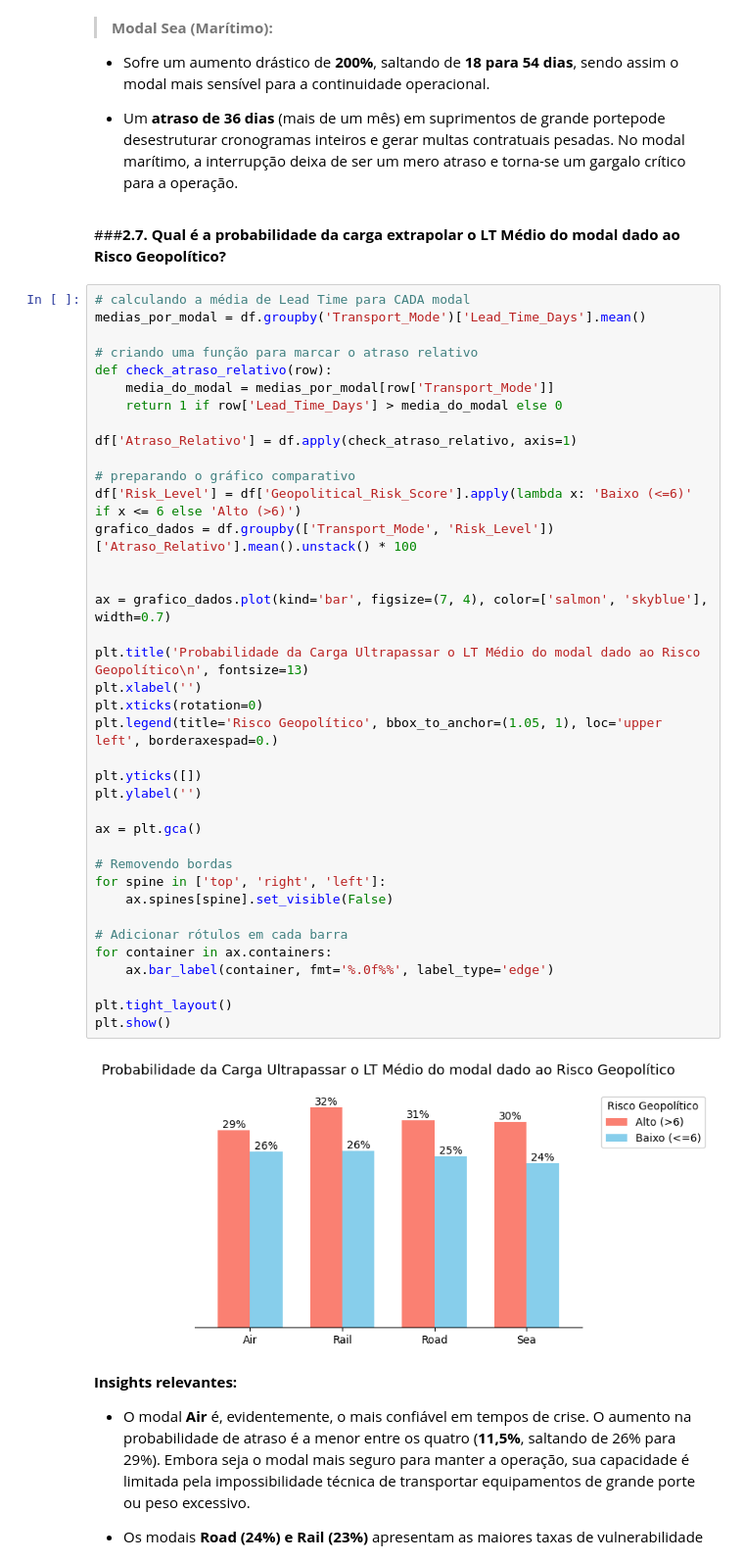
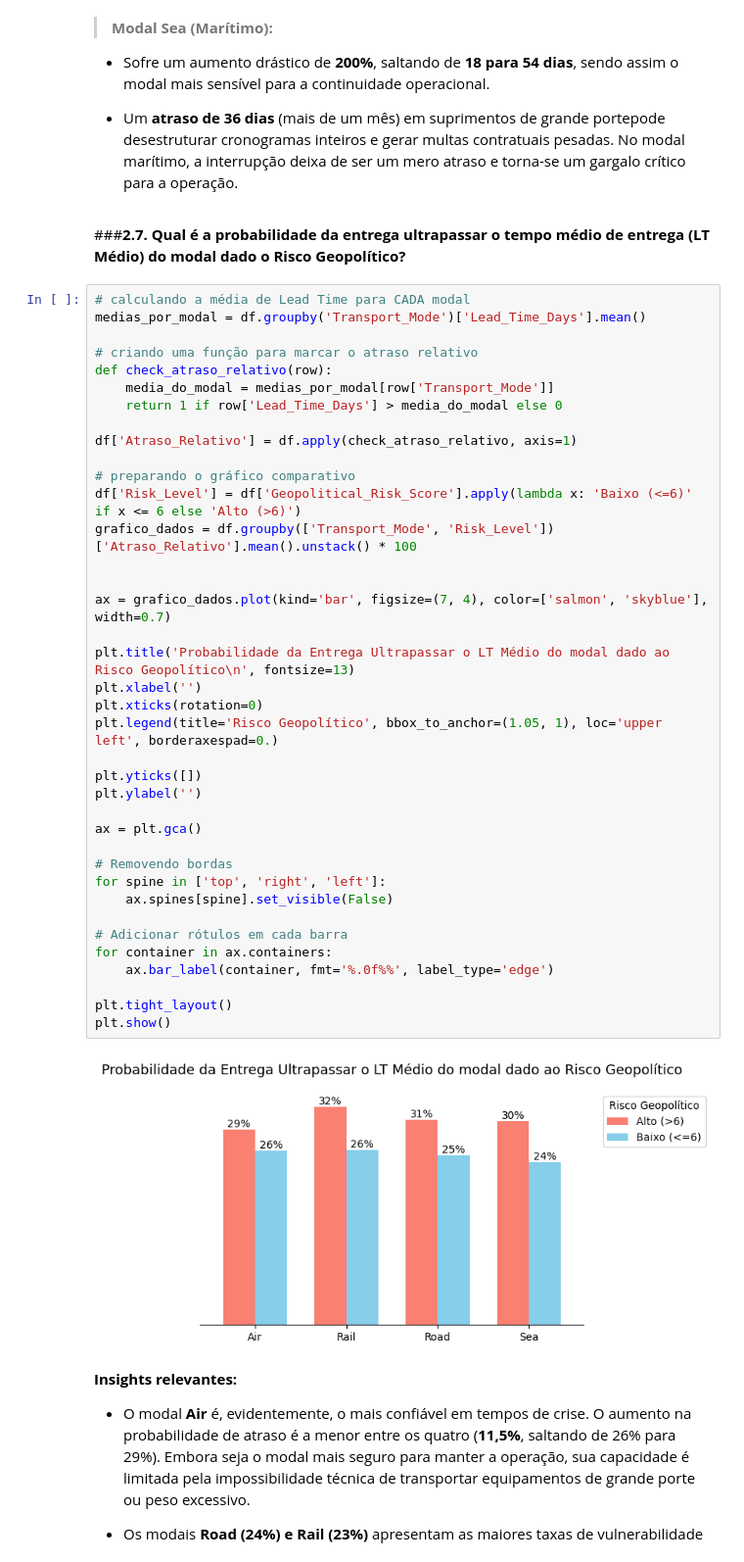
Before and after one commit to juliafarah/MVP_Data_Analysis, a Jupyter notebook: MVP_Data_Analysis.ipynb, the cells around one changed output. Shown at 98% size. Cells and saved outputs as stored; diff of their text form.

```diff
--- a/MVP_Data_Analysis.ipynb
+++ b/MVP_Data_Analysis.ipynb
@@ -789,7 +770,7 @@ Enquanto o risco geopolítico é uma probabilidade, o atributo `Disruption_Occur
 
 * Um **atraso de 36 dias** (mais de um mês) em suprimentos de grande portepode desestruturar cronogramas inteiros e gerar multas contratuais pesadas. No modal marítimo, a interrupção deixa de ser um mero atraso e torna-se um gargalo crítico para a operação.
 # %% [markdown]
-###**2.7. Qual é a probabilidade da carga extrapolar o LT Médio do modal dado ao Risco Geopolítico?**
+###**2.7. Qual é a probabilidade da entrega ultrapassar o tempo médio de entrega (LT Médio) do modal dado o Risco Geopolítico?**
 # %%
 # calculando a média de Lead Time para CADA modal
 medias_por_modal = df.groupby('Transport_Mode')['Lead_Time_Days'].mean()
@@ -801,35 +782,35 @@ def check_atraso_relativo(row):
 
 df['Atraso_Relativo'] = df.apply(check_atraso_relativo, axis=1)
 
 # preparando o gráfico comparativo
 df['Risk_Level'] = df['Geopolitical_Risk_Score'].apply(lambda x: 'Baixo (<=6)' if x <= 6 else 'Alto (>6)')
 grafico_dados = df.groupby(['Transport_Mode', 'Risk_Level'])['Atraso_Relativo'].mean().unstack() * 100
 
 
 ax = grafico_dados.plot(kind='bar', figsize=(7, 4), color=['salmon', 'skyblue'], width=0.7)
 
-plt.title('Probabilidade da Carga Ultrapassar o LT Médio do modal dado ao Risco Geopolítico\n', fontsize=13)
+plt.title('Probabilidade da Entrega Ultrapassar o LT Médio do modal dado ao Risco Geopolítico\n', fontsize=13)
 plt.xlabel('')
 plt.xticks(rotation=0)
 plt.legend(title='Risco Geopolítico', bbox_to_anchor=(1.05, 1), loc='upper left', borderaxespad=0.)
 
 plt.yticks([])
 plt.ylabel('')
 
 ax = plt.gca()
 
 # Removendo bordas
 for spine in ['top', 'right', 'left']:
     ax.spines[spine].set_visible(False)
 
 # Adicionar rótulos em cada barra
 for container in ax.containers:
     ax.bar_label(container, fmt='%.0f%%', label_type='edge')
 
 plt.tight_layout()
 plt.show()
 # %% [output]
-[figure, old version]
+[figure, new version]
 # %% [markdown]
 **Insights relevantes:**
 
```
Also changed, not shown: parts of 21 cells of this notebook.
